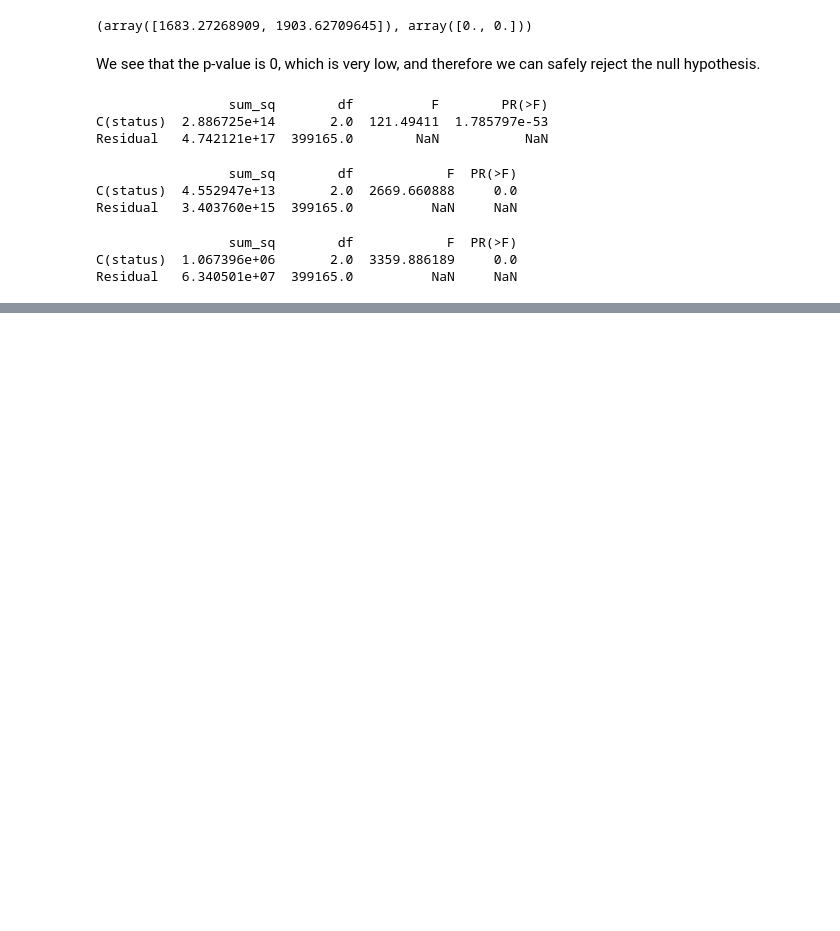
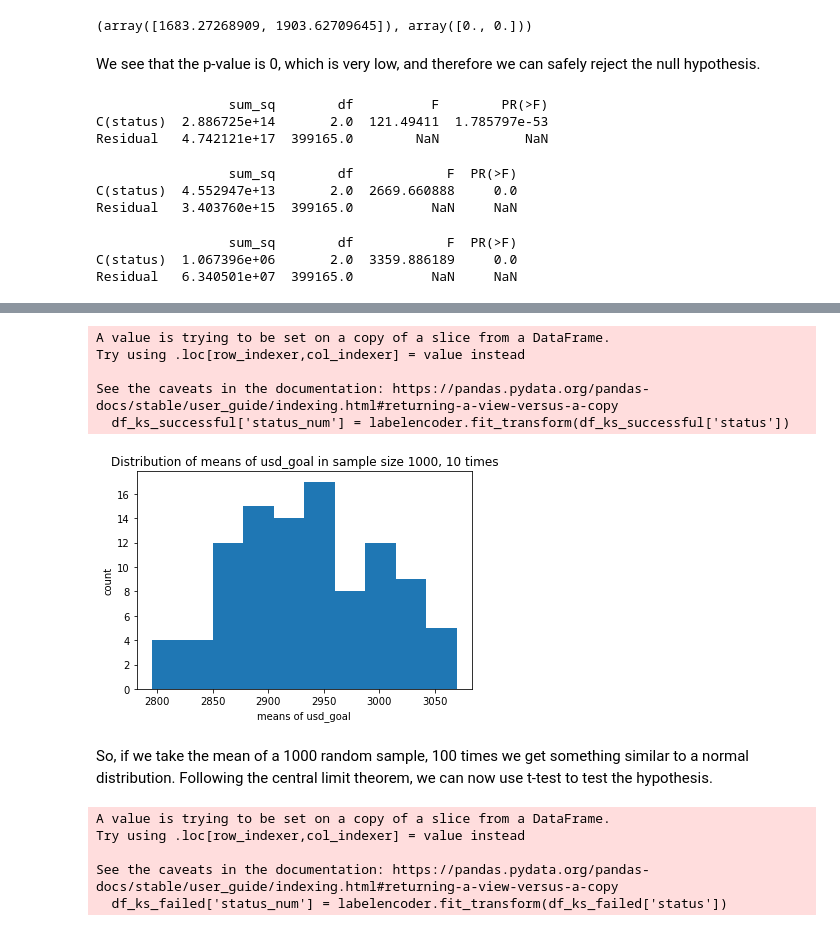
Before and after one commit to shikshyadhikari9/Capstone_Two_Springboard2021, a Jupyter notebook: Capstone_Two_ExploratoryDataAnalysis.ipynb, the cells around one changed output, grey strips where cells are left out. Drawn from its saved outputs; the diff is of its cells as text; code cells hidden in the pictures; blank space fills up the shorter version.

```diff
--- a/Capstone_Two_ExploratoryDataAnalysis.ipynb
+++ b/Capstone_Two_ExploratoryDataAnalysis.ipynb
@@ -1084,0 +1118,9 @@ Residual   6.340501e+07  399165.0          NaN     NaN
+# %%
+labelencoder = LabelEncoder()
+df_ks_successful['status_num'] = labelencoder.fit_transform(df_ks_successful['status'])
+# %% [output]
+A value is trying to be set on a copy of a slice from a DataFrame.
+Try using .loc[row_indexer,col_indexer] = value instead
+
+See the caveats in the documentation: https://pandas.pydata.org/pandas-docs/stable/user_guide/indexing.html#returning-a-view-versus-a-copy
+  df_ks_successful['status_num'] = labelencoder.fit_transform(df_ks_successful['status'])
@@ -1084,0 +1129,18 @@ Residual   6.340501e+07  399165.0          NaN     NaN
+# %%
+def sampler(array, n):
+    return np.random.choice(array, n) #check with replacement
+# %%
+means = []
+for _ in range(100):
+    usd_sampler_s = sampler(usd_goal_successful, 1000)
+    sampler_mean = usd_sampler_s.mean()
+    means.append(sampler_mean)
+# %%
+_ = plt.hist(means, bins=10)
+_ = plt.xlabel('means of usd_goal')
+_ = plt.ylabel('count')
+_ = plt.title('Distribution of means of usd_goal in sample size 1000, 10 times')
+# %% [output]
+[figure, added]
+# %% [markdown]
+So, if we take the mean of a 1000 random sample, 100 times we get something similar to a normal distribution. Following the central limit theorem, we can now use t-test to test the hypothesis.
@@ -1084,0 +1160,9 @@ Residual   6.340501e+07  399165.0          NaN     NaN
+# %%
+labelencoder = LabelEncoder()
+df_ks_failed['status_num'] = labelencoder.fit_transform(df_ks_failed['status'])
+# %% [output]
+A value is trying to be set on a copy of a slice from a DataFrame.
+Try using .loc[row_indexer,col_indexer] = value instead
+
+See the caveats in the documentation: https://pandas.pydata.org/pandas-docs/stable/user_guide/indexing.html#returning-a-view-versus-a-copy
+  df_ks_failed['status_num'] = labelencoder.fit_transform(df_ks_failed['status'])
```
Also changed, not shown: parts of 43 cells of this notebook.
